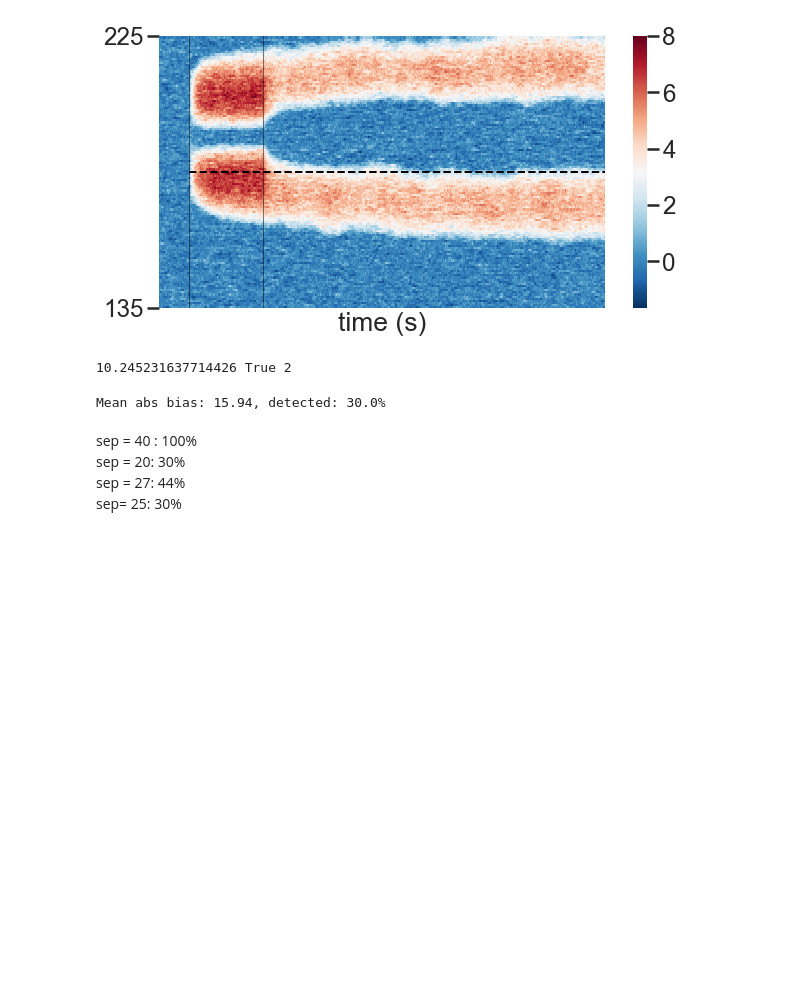
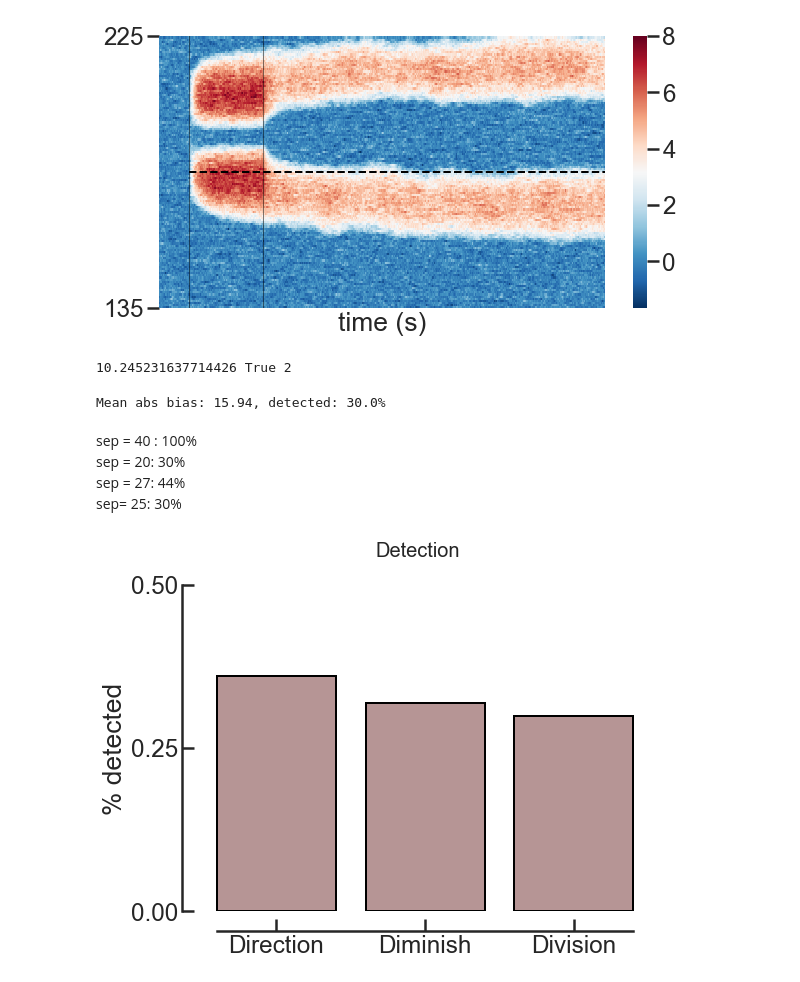
Before and after one commit to davidbestue/bump_att_misd, a Jupyter notebook: analysis_misd.ipynb, the cells around one changed output. Drawn from its saved outputs; the diff is of its cells as text; code cells hidden in the pictures; blank space fills up the shorter version.

```diff
--- a/analysis_misd.ipynb
+++ b/analysis_misd.ipynb
@@ -131,6 +131,29 @@ Division['type']='Division'
 Division.columns=['detection', 'type']
 
 df = pd.concat([Direct, Diminish, Division ])
+# %%
+fig = plt.figure()
+fig.set_size_inches(8,6)
+fig.suptitle('Detection', fontsize=20)
+g = sns.barplot(x="type", y="detection", data=df, estimator=np.mean, order=['Direction', 'Diminish', 'Division' ],
+            ci=None,  color='rosybrown',  edgecolor='black', ecolor='k')
+
+g.set_ylim(0,0.5);
+plt.xlabel('')
+plt.ylabel('% detected')
+plt.gca().spines['right'].set_visible(False)
+plt.gca().spines['top'].set_visible(False)
+plt.tick_params(direction='in') #direction
+# plt.gca().set_ylim(0,1);
+plt.gca().set_yticks([0, 0.25, 0.5])
+# #plt.ylim(0,1);
+# #plt.xlim(-0.5,10.5);
+
+
+# #plt.tick_params(axis='x', length=0)
+adjust_spines(plt.gca(), ['left', 'bottom'])
+# %% [output]
+[figure, added]
 # %%
 # #Hundred simulations alternative in a loop (much slower)
 # bias_division=[]
```
